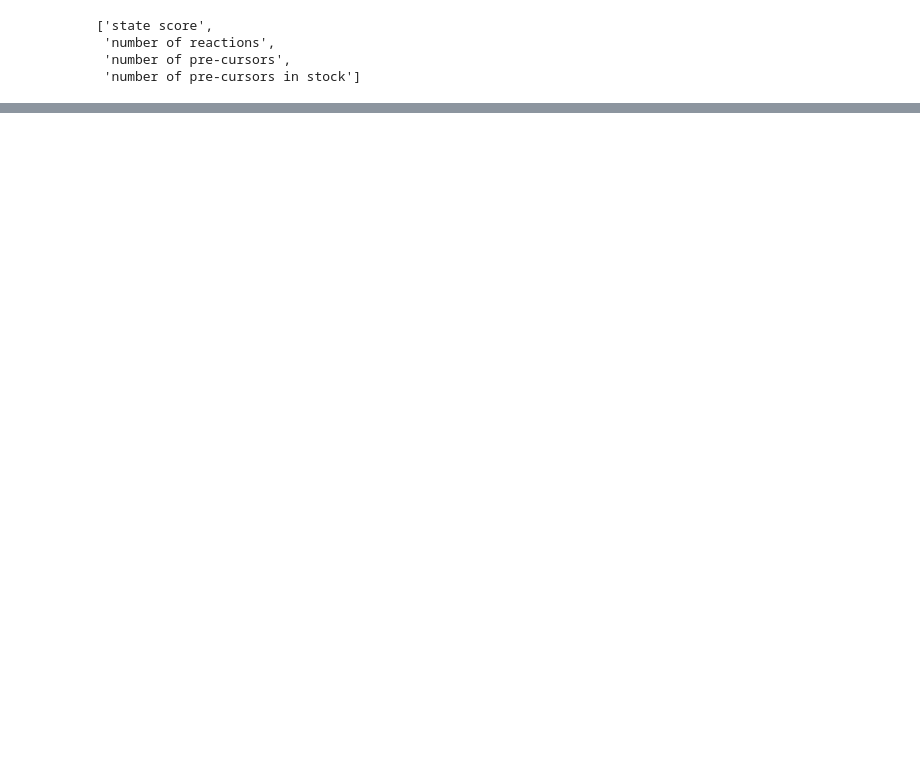
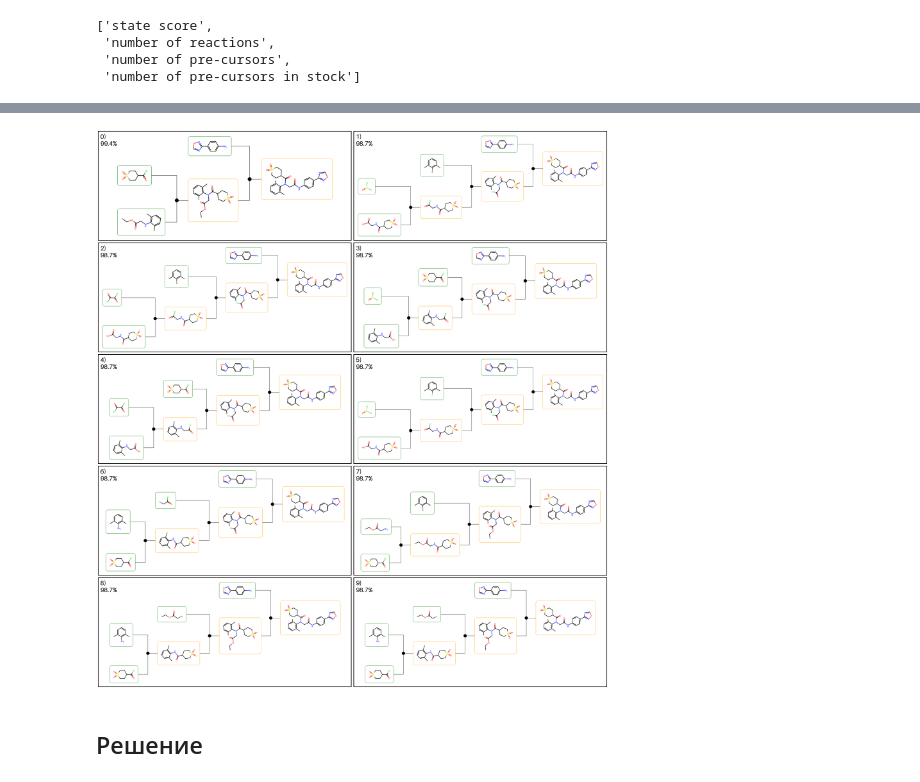
Before and after one commit to EnglishBeach/ChemRAR, a Jupyter notebook: examples/problems.ipynb, the cells around one changed output, grey strips where cells are left out. Saved outputs shown, nothing was run; the diff lists cells and outputs as text; code cells hidden in the pictures; blank space fills up the shorter version.

```diff
--- a/examples/problems.ipynb
+++ b/examples/problems.ipynb
@@ -396,0 +407,23 @@ result = ana.analyze_tree(tree, scorers=["number of reactions", "state score"],
+# %%
+engine3 = retro.select(
+    engine,
+    stocks=engine.stock.items,
+    filter_policies=engine.filter_policy.items,
+    scorers=["state score"],
+    search_scorers={"state score": 1}, # Можно не записывать, так как это значение по умолчанию.
+    expansion_policies=engine.expansion_policy.items,
+)
+# %%
+smiles = "Cc1cccc(C)c1N(CC(=O)Nc1ccc(-c2ncon2)cc1)C(=O)C1CCS(=O)(=O)CC1"
+tree = retro.generate_tree(engine3, smiles)
+retro.search_tree(tree, 100)
+result = analyze.analyze_tree(
+    tree,
+    #   scorers=["number of reactions"],
+    top_n=10,
+)
+draw.draw_routes_table(routes=result.routes)
+# %% [output]
+[figure, added]
+# %% [markdown]
+## Решение
```
Also changed, not shown: parts of 29 cells of this notebook, 2 other files.
